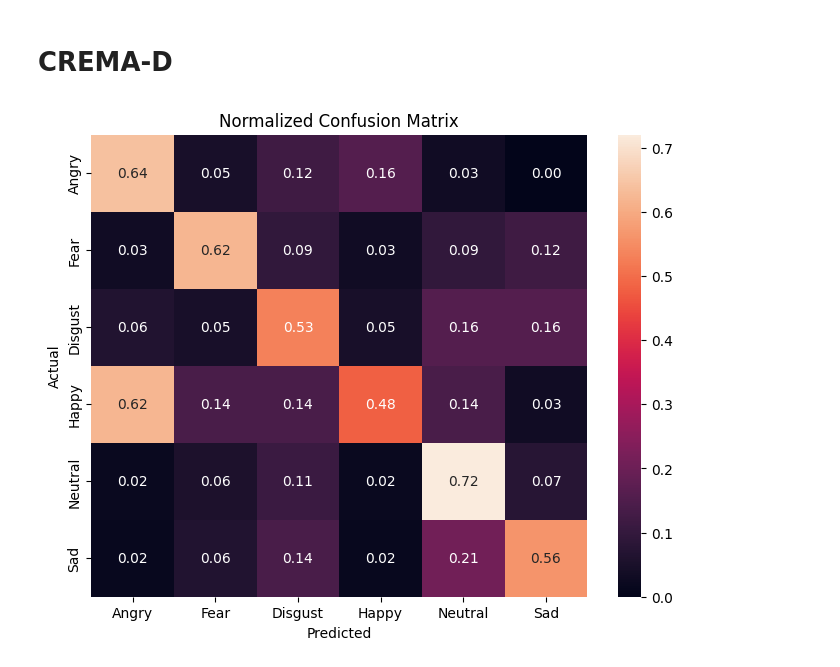
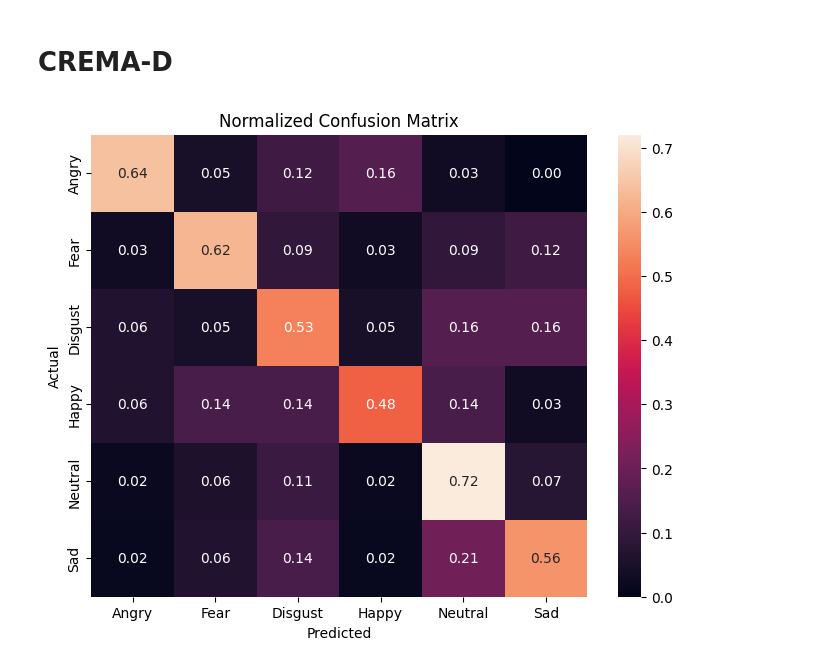
Before and after one commit to satria-ui/TugasAkhir2023, a Jupyter notebook: script/kelekele.ipynb, the cells around one changed output. Drawn from its saved outputs; the diff is of its cells as text; code cells hidden in the pictures.

```diff
--- a/script/kelekele.ipynb
+++ b/script/kelekele.ipynb
@@ -71,32 +71,32 @@ plt.show()
 # %%
 import numpy as np
 import pandas as pd
 import seaborn as sns
 import matplotlib.pyplot as plt
 
 # Confusion matrix values
 cm_values = np.array([[0.64, 0.047, 0.12, 0.16, 0.031, 0],
                       [0.031, 0.62, 0.094, 0.031, 0.094, 0.12],
                       [0.062, 0.047, 0.53, 0.047, 0.16, 0.16],
-                      [0.62, 0.14, 0.14, 0.48, 0.14, 0.031],
+                      [0.062, 0.14, 0.14, 0.48, 0.14, 0.031],
                       [0.019, 0.056, 0.11, 0.019, 0.72, 0.074],
                       [0.016, 0.063, 0.14, 0.016, 0.21, 0.56]])
 
 # Define class labels
 labels = ['Angry', 'Fear', 'Disgust', 'Happy', 'Neutral', 'Sad']
 
 # Create DataFrame from the confusion matrix values
 confmatrix_df = pd.DataFrame(cm_values, index=labels, columns=labels)
 
 # Plot confusion matrix using seaborn heatmap
 plt.figure(figsize=(8, 6))
 sns.heatmap(confmatrix_df, annot=True, annot_kws={"size": 10}, fmt='.2f')
 
 # Customize the plot
 plt.title('Normalized Confusion Matrix')
 plt.xlabel('Predicted')
 plt.ylabel('Actual')
 
 plt.show()
 # %% [output]
-[figure, old version]
+[figure, new version]
```
Also changed, not shown: 1 other file.
